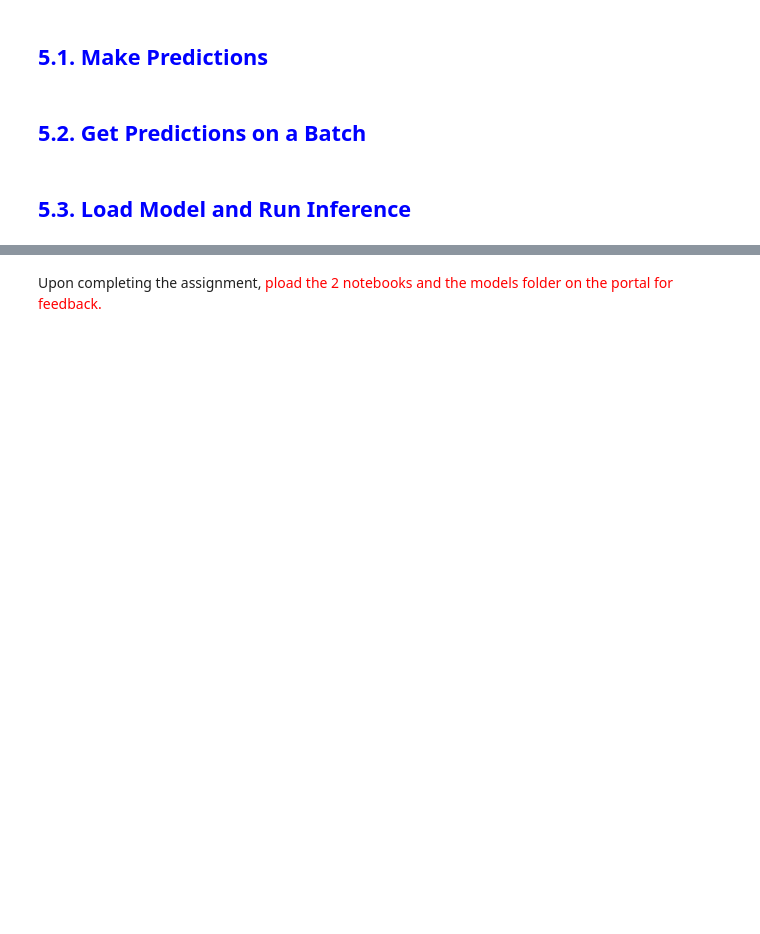
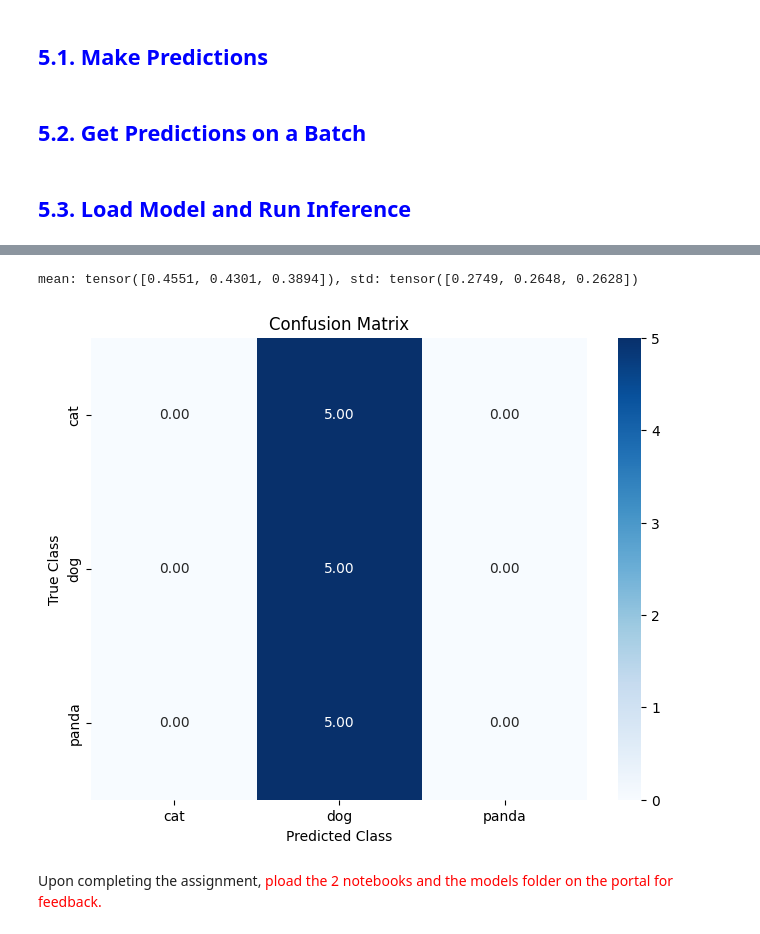
Before and after one commit to cshreyastech/OpenCVProjects, a Jupyter notebook: 03_DeepLearning/Week5-ImageClassifier/Project/Training_from_scratch.ipynb, the cells around one changed output, grey strips where cells are left out. Saved outputs shown, nothing was run; the diff lists cells and outputs as text; code cells hidden in the pictures; blank space fills up the shorter version.

```diff
--- a/03_DeepLearning/Week5-ImageClassifier/Project/Training_from_scratch.ipynb
+++ b/03_DeepLearning/Week5-ImageClassifier/Project/Training_from_scratch.ipynb
@@ -309,7 +371,7 @@ def validate(
 # %% [markdown]
 ## <font style="color:blue">4.4. Save the Model</font>
 # %%
-def save_model(model, device, model_dir='models', model_file_name='cat_dog_panda_classifier.pt'):
+def save_model(model, device, model_dir=data_path_prefix + 'models', model_file_name='cat_dog_panda_classifier.pt'):
 
 
     if not os.path.exists(model_dir):
@@ -331,7 +393,7 @@ def save_model(model, device, model_dir='models', model_file_name='cat_dog_panda
 # %% [markdown]
 ## <font style="color:blue">4.5. Load the Model</font>
 # %%
-def load_model(model, model_dir='models', model_file_name='cat_dog_panda_classifier.pt'):
+def load_model(model, model_dir=data_path_prefix + 'models', model_file_name='cat_dog_panda_classifier.pt'):
     model_path = os.path.join(model_dir, model_file_name)
 
     # loading the model and getting model parameters by using load_state_dict
@@ -524,3 +655,6 @@ optimizer = optim.Adam(
     model.parameters(),
     lr = train_config.init_learning_rate
 )
+
+decay_rate = 0.9
+scheduler = lr_scheduler.ExponentialLR(optimizer, gamma=decay_rate)
@@ -527,3 +669,3 @@ optimizer = optim.Adam(
 # %%
 # train and validate
-model, train_loss, train_acc, val_loss, val_acc = main(model, optimizer, scheduler=None, data_augmentation=False)
+model, train_loss, train_acc, val_loss, val_acc = main(model, optimizer, scheduler=scheduler, data_augmentation=True)
@@ -650,2 +857,19 @@ The output should resemble this:
+# %%
+from sklearn.metrics import confusion_matrix
+import seaborn as sns
+m = MyModel()
+m = load_model(m)
+
+train_config = TrainingConfiguration()
+
+test_data_path = os.path.join(train_config.data_root, 'validation')
+train_data_path = os.path.join(train_config.data_root, 'training')
+
+mean, std = get_mean_std(train_data_path)
+
+create_confusion_matrix(m, test_data_path, mean, std)
+# %% [output]
+mean: tensor([0.4551, 0.4301, 0.3894]), std: tensor([0.2749, 0.2648, 0.2628])
+[figure, added]
 # %% [markdown]
 Upon completing the assignment,  <font style="color:red">pload the 2 notebooks and the models folder on the portal for feedback.</font>
```
Also changed, not shown: parts of 15 cells of this notebook, 2 other files.
